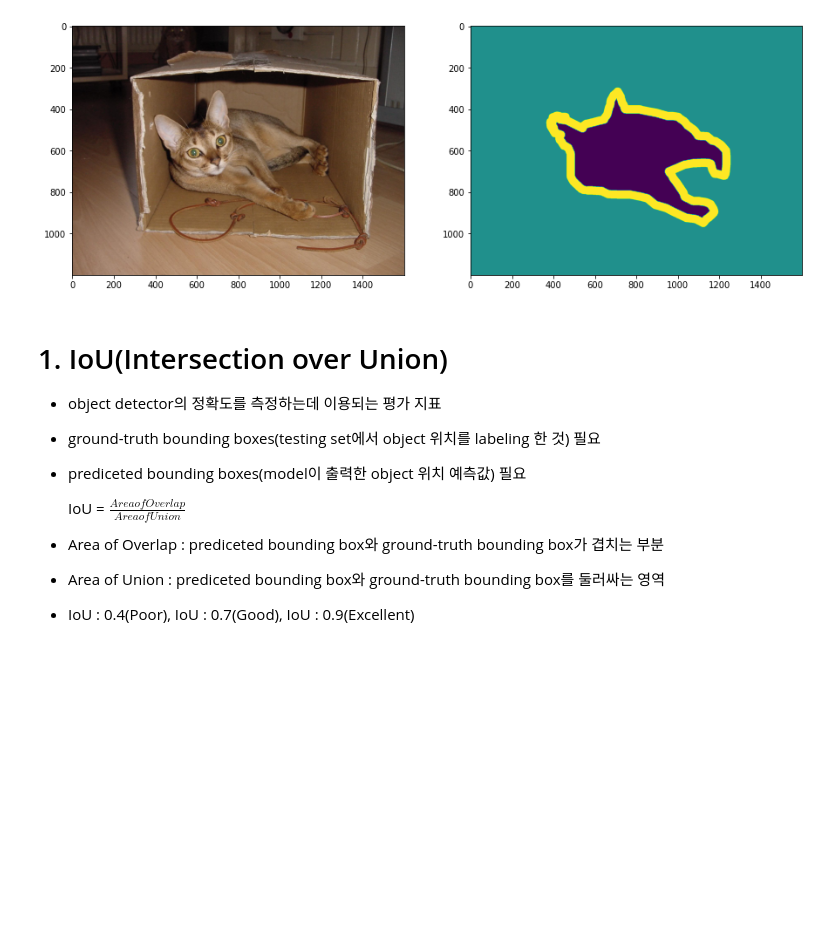
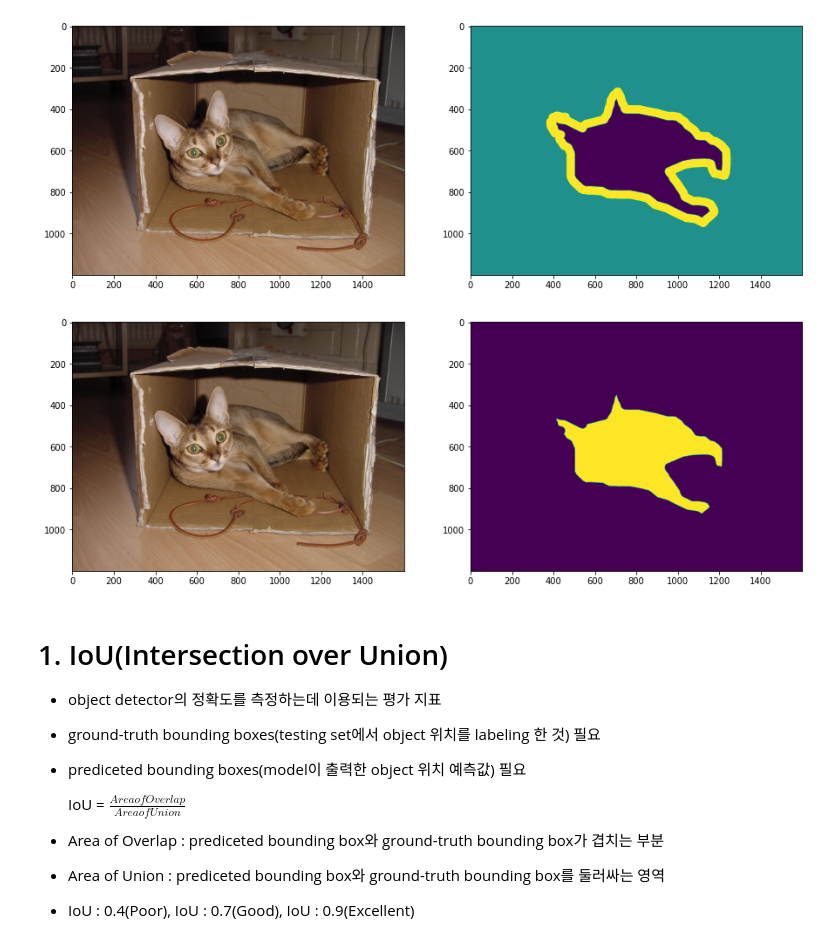
Before and after one commit to JHWannabe/Python-AI_6, a Jupyter notebook: 0316 Day1/9_Image Segmentation.ipynb, the cells around one changed output. Drawn from its saved outputs; the diff is of its cells as text; code cells hidden in the pictures; blank space fills up the shorter version.

```diff
--- a/0316 Day1/9_Image Segmentation.ipynb
+++ b/0316 Day1/9_Image Segmentation.ipynb
@@ -31,6 +31,16 @@ plt.imshow(seg_map)
 plt.show()
 # %% [output]
 [figure]
+# %%
+seg_map[seg_map != 1] = 0
+plt.figure(figsize=(15, 15))
+plt.subplot(1, 2, 1)
+plt.imshow(image)
+plt.subplot(1, 2, 2)
+plt.imshow(seg_map)
+plt.show()
+# %% [output]
+[figure, added]
 # %% [markdown]
 # 1. IoU(Intersection over Union)
 * object detector의 정확도를 측정하는데 이용되는 평가 지표
```
Also changed, not shown: parts of 3 cells of this notebook.
